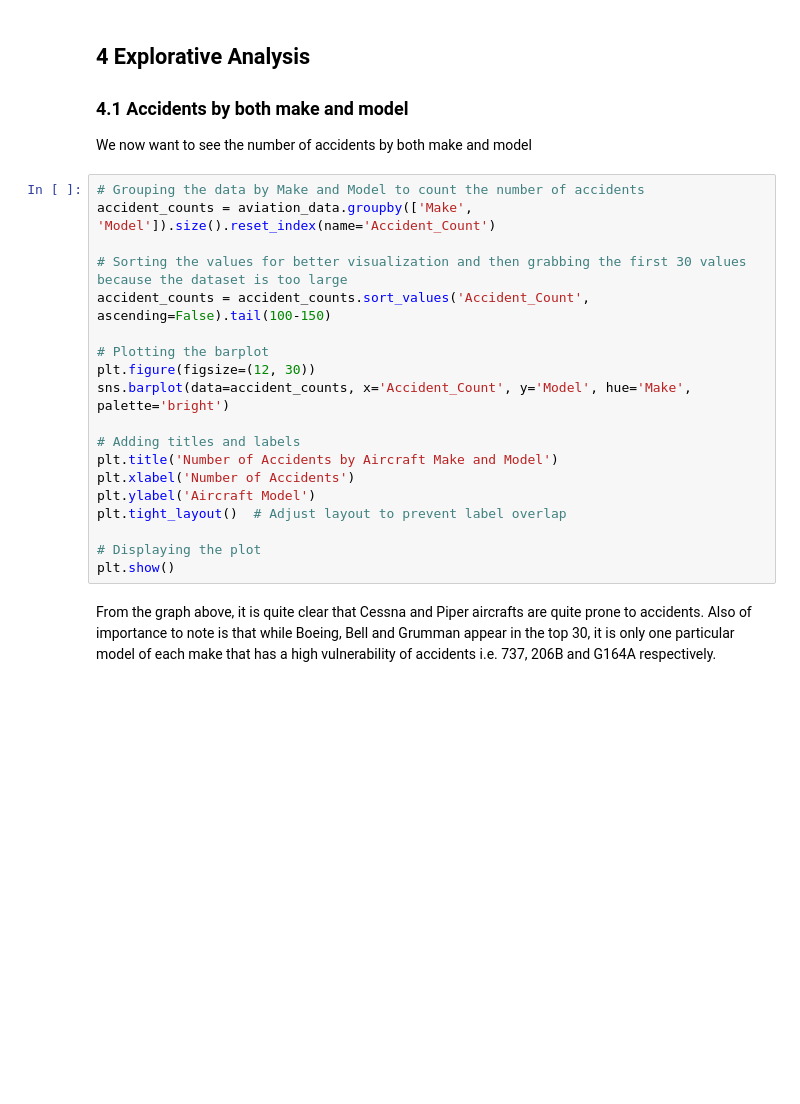
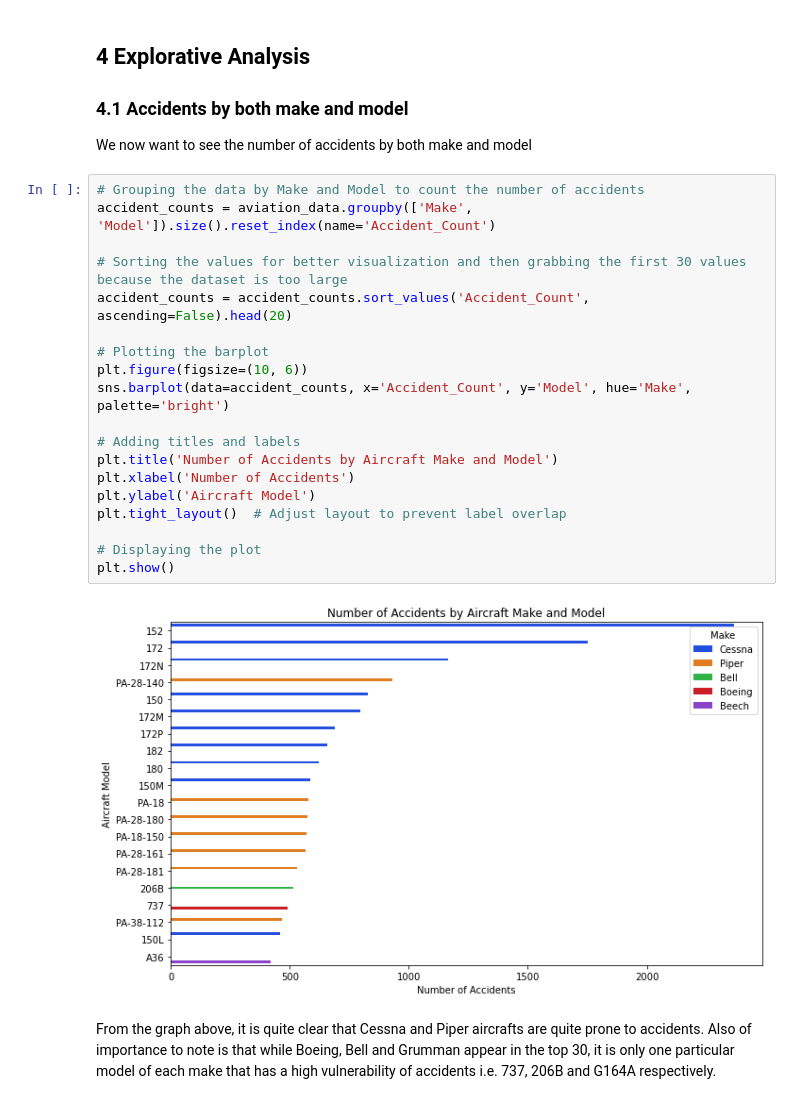
Before and after one commit to lilanhenry/lowest_risk_aircraft_phase1_project, a Jupyter notebook: student.ipynb, the cells around one changed output. Saved outputs shown, nothing was run; the diff lists cells and outputs as text; blank space fills up the shorter version.

```diff
--- a/student.ipynb
+++ b/student.ipynb
@@ -85,22 +96,24 @@ We now want to see the number of accidents by both make and model
 # %%
 # Grouping the data by Make and Model to count the number of accidents
 accident_counts = aviation_data.groupby(['Make', 'Model']).size().reset_index(name='Accident_Count')
 
 # Sorting the values for better visualization and then grabbing the first 30 values because the dataset is too large
-accident_counts = accident_counts.sort_values('Accident_Count', ascending=False).tail(100-150)
+accident_counts = accident_counts.sort_values('Accident_Count', ascending=False).head(20)
 
 # Plotting the barplot
-plt.figure(figsize=(12, 30))
+plt.figure(figsize=(10, 6))
 sns.barplot(data=accident_counts, x='Accident_Count', y='Model', hue='Make', palette='bright')
 
 # Adding titles and labels
 plt.title('Number of Accidents by Aircraft Make and Model')
 plt.xlabel('Number of Accidents')
 plt.ylabel('Aircraft Model')
 plt.tight_layout()  # Adjust layout to prevent label overlap
 
 # Displaying the plot
 plt.show()
+# %% [output]
+[figure, added]
 # %% [markdown]
 From the graph above, it is quite clear that Cessna and Piper aircrafts are quite prone to accidents. Also of importance to note is that while Boeing, Bell and Grumman appear in the top 30, it is only one particular model of each make that has a high vulnerability of accidents i.e. 737, 206B and G164A respectively.
 # %% [markdown]
```
Also changed, not shown: parts of 4 cells of this notebook, 1 other file.
